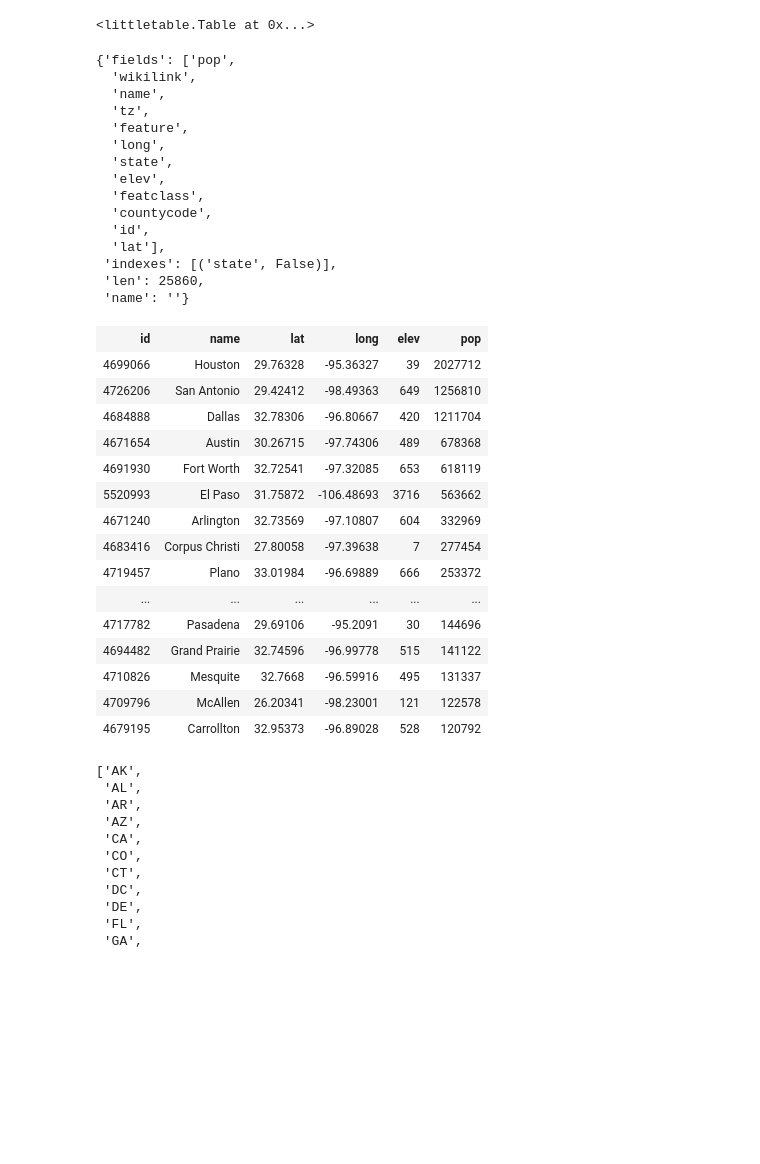
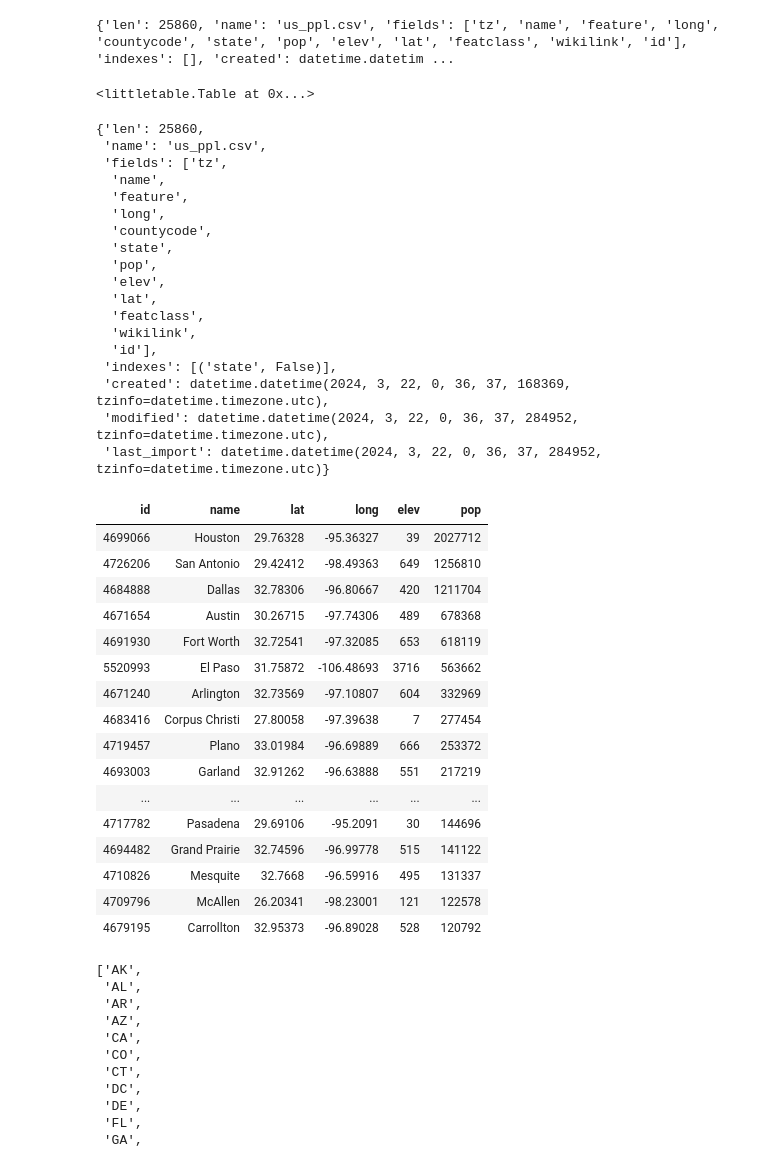
Before and after one commit to ptmcg/littletable, a Jupyter notebook: examples/Littletable PPL demo.ipynb, the cells around one changed output. Saved outputs shown, nothing was run; the diff lists cells and outputs as text; code cells hidden in the pictures; blank space fills up the shorter version.

```diff
--- a/examples/Littletable PPL demo.ipynb
+++ b/examples/Littletable PPL demo.ipynb
@@ -3,16 +3,22 @@ import littletable as lt
 from IPython.display import HTML, display
 
 # shortcut for displaying tables as HTML inside Notebook
-_HTML = lambda tbl, fields='*': display(HTML(tbl.as_html(fields)))
+def _HTML(tbl, fields='*'):
+    display(HTML(tbl.as_html(fields)))
 # %%
 # import from csv, convert string fields to ints and floats
 # (convert elevation from meters to feet)
 # us_ppl.csv is an extract of population data from the GeoNames database of US place
 # names (www.geonames.org), licensed under the Creative Commons Attribution 4.0 License
-us_ppl = lt.Table().csv_import('us_ppl.csv', transforms={'pop': int,
-                                                         'lat': float,
-                                                         'long': float,
-                                                         'elev': lambda s:int(int(s)*328/100+0.5)})
+def str_meters_to_int_feet(s: str) -> int:
+    return int(int(s)*328/100+0.5)
+
+us_ppl = lt.Table().csv_import(
+    'us_ppl.csv',
+    transforms={'pop': int, 'lat': float, 'long': float, 'elev': str_meters_to_int_feet}
+)
+# %% [output]
+{'len': 25860, 'name': 'us_ppl.csv', 'fields': ['tz', 'name', 'feature', 'long', 'countycode', 'state', 'pop', 'elev', 'lat', 'featclass', 'wikilink', 'id'], 'indexes': [], 'created': datetime.datetim ...
 # %%
 # define index by state, since we will do many analyses and pivots by state
 # (may only pivot on indexed attributes)
@@ -23,38 +29,45 @@ us_ppl.create_index('state')
 # display summary info about this table
 us_ppl.info()
 # %% [output]
-{'fields': ['pop',
-  'wikilink',
+{'len': 25860,
+ 'name': 'us_ppl.csv',
+ 'fields': ['tz',
   'name',
-  'tz',
   'feature',
   'long',
+  'countycode',
   'state',
+  'pop',
   'elev',
+  'lat',
   'featclass',
-  'countycode',
-  'id',
-  'lat'],
+  'wikilink',
+  'id'],
  'indexes': [('state', False)],
- 'len': 25860,
- 'name': ''}
+ 'created': datetime.datetime(2024, 3, 22, 0, 36, 37, 168369, tzinfo=datetime.timezone.utc),
+ 'modified': datetime.datetime(2024, 3, 22, 0, 36, 37, 284952, tzinfo=datetime.timezone.utc),
+ 'last_import': datetime.datetime(2024, 3, 22, 0, 36, 37, 284952, tzinfo=datetime.timezone.utc)}
 # %%
 # drop columns that are not so interesting
 us_ppl = us_ppl.select("-countycode -featclass -feature -tz -wikilink")
 # %%
 # display a table of the top 20 places in Texas by population
-_HTML(us_ppl.by.state['TX'].orderby("pop desc")[:20], "id name lat long elev pop")
+_HTML(
+    us_ppl.by.state['TX'].orderby("pop desc")[:20],
+    "id name lat long elev pop"
+)
 # %% [output]
 | id | name | lat | long | elev | pop |
 | 4699066 | Houston | 29.76328 | -95.36327 | 39 | 2027712 |
 | 4726206 | San Antonio | 29.42412 | -98.49363 | 649 | 1256810 |
 | 4684888 | Dallas | 32.78306 | -96.80667 | 420 | 1211704 |
 | 4671654 | Austin | 30.26715 | -97.74306 | 489 | 678368 |
 | 4691930 | Fort Worth | 32.72541 | -97.32085 | 653 | 618119 |
 | 5520993 | El Paso | 31.75872 | -106.48693 | 3716 | 563662 |
 | 4671240 | Arlington | 32.73569 | -97.10807 | 604 | 332969 |
 | 4683416 | Corpus Christi | 27.80058 | -97.39638 | 7 | 277454 |
 | 4719457 | Plano | 33.01984 | -96.69889 | 666 | 253372 |
+| 4693003 | Garland | 32.91262 | -96.63888 | 551 | 217219 |
 | ... | ... | ... | ... | ... | ... |
 | 4717782 | Pasadena | 29.69106 | -95.2091 | 30 | 144696 |
 | 4694482 | Grand Prairie | 32.74596 | -96.99778 | 515 | 141122 |
```
Also changed, not shown: parts of 6 cells of this notebook.
